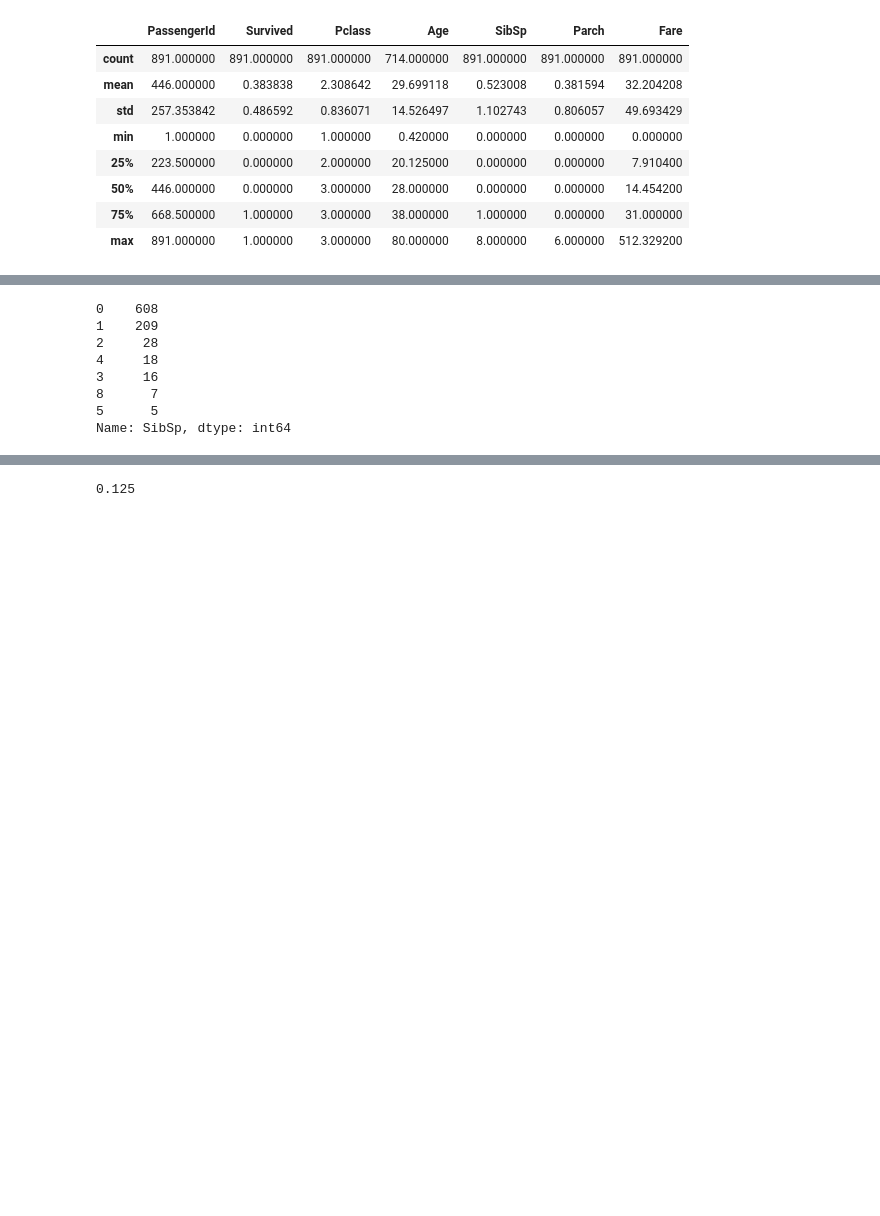
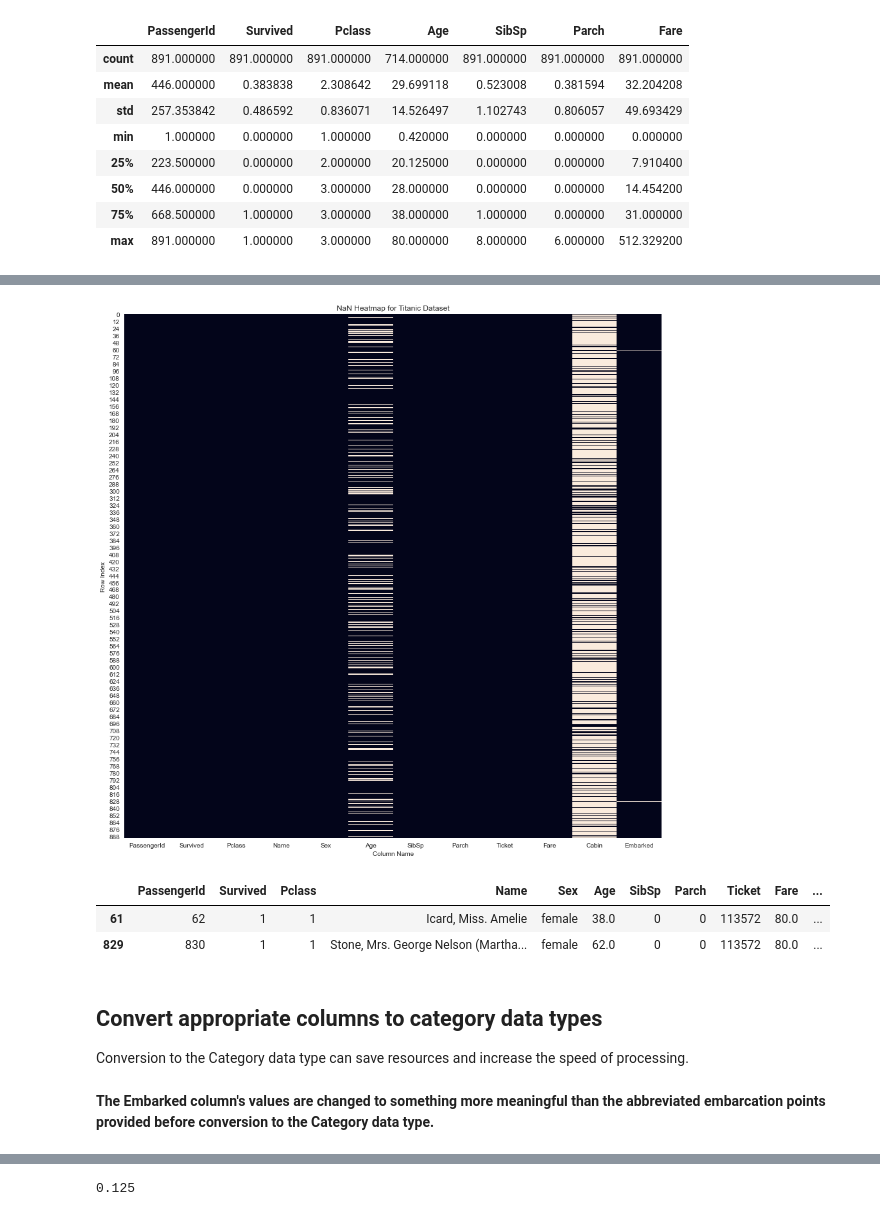
Before and after one commit to GitMoxy/Titanic_Test, a Jupyter notebook: titanic_test.ipynb, the cells around one changed output, grey strips where cells are left out. Saved outputs shown, nothing was run; the diff lists cells and outputs as text; code cells hidden in the pictures; blank space fills up the shorter version.

Commit message:
Removed some categories where the data was required for calculation purposes and introduced a heatmap of the NaN values in the dataset.

```diff
--- a/titanic_test.ipynb
+++ b/titanic_test.ipynb
@@ -28 +52,31 @@ titanic.describe()
+# %%
+#set figure size
+plt.figure(figsize=(15,15))
+
+# create heatmap
+sns.heatmap(titanic.isna(), cbar=False)
+
+plt.title("NaN Heatmap for Titanic Dataset")
+# plt.yticks(np.arange(0, titanic.shape[0], 500))
+plt.xlabel("Column Name")
+plt.ylabel("Row Index")
+
+#save to file
+# plt.savefig("plots/titanic_nan_heat.png")
+
+plt.show()
+# %% [output]
+[figure, added]
+# %%
+titanic[titanic.Embarked.isna()]
+# %% [output]
+|  | PassengerId | Survived | Pclass | Name | Sex | Age | SibSp | Parch | Ticket | Fare | ... |
+| 61 | 62 | 1 | 1 | Icard, Miss. Amelie | female | 38.0 | 0 | 0 | 113572 | 80.0 | ... |
+| 829 | 830 | 1 | 1 | Stone, Mrs. George Nelson (Martha... | female | 62.0 | 0 | 0 | 113572 | 80.0 | ... |
+# %% [markdown]
+
+
+## Convert appropriate columns to category data types
+
+Conversion to the Category data type can save resources and increase the speed of processing.
 # %%
@@ -29,13 +84,2 @@ titanic.describe()
 class_category = pd.api.types.CategoricalDtype(categories=[3,2,1], ordered=True)
 titanic.Pclass = titanic.Pclass.astype(class_category)
-# %%
-titanic.SibSp.value_counts(dropna=False)
-# %% [output]
-0    608
-1    209
-2     28
-4     18
-3     16
-8      7
-5      5
-Name: SibSp, dtype: int64
@@ -44,0 +86,2 @@ titanic.SibSp = titanic.SibSp.astype(sibling_category)
+# %% [markdown]
+**The Embarked column's values are changed to something more meaningful than the abbreviated embarcation points provided before conversion to the Category data type.**
```
Also changed, not shown: parts of 18 cells of this notebook.
